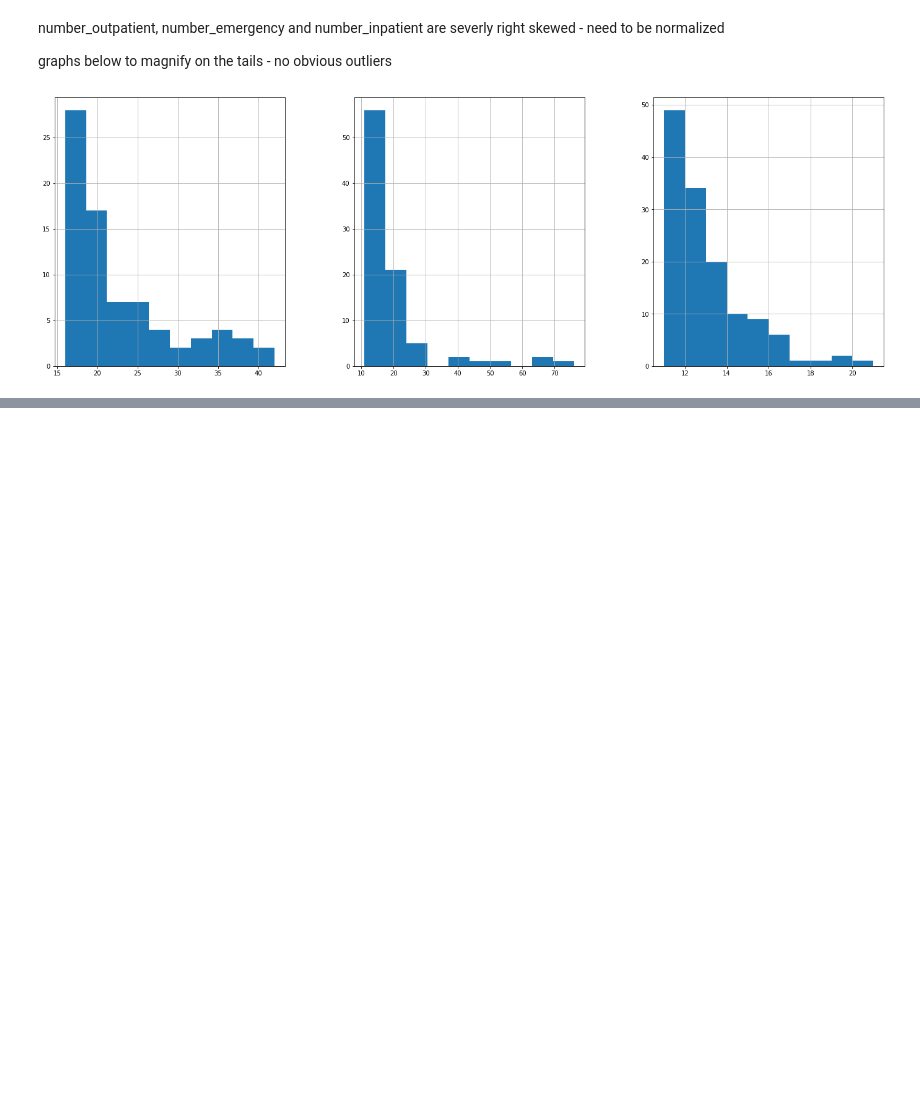
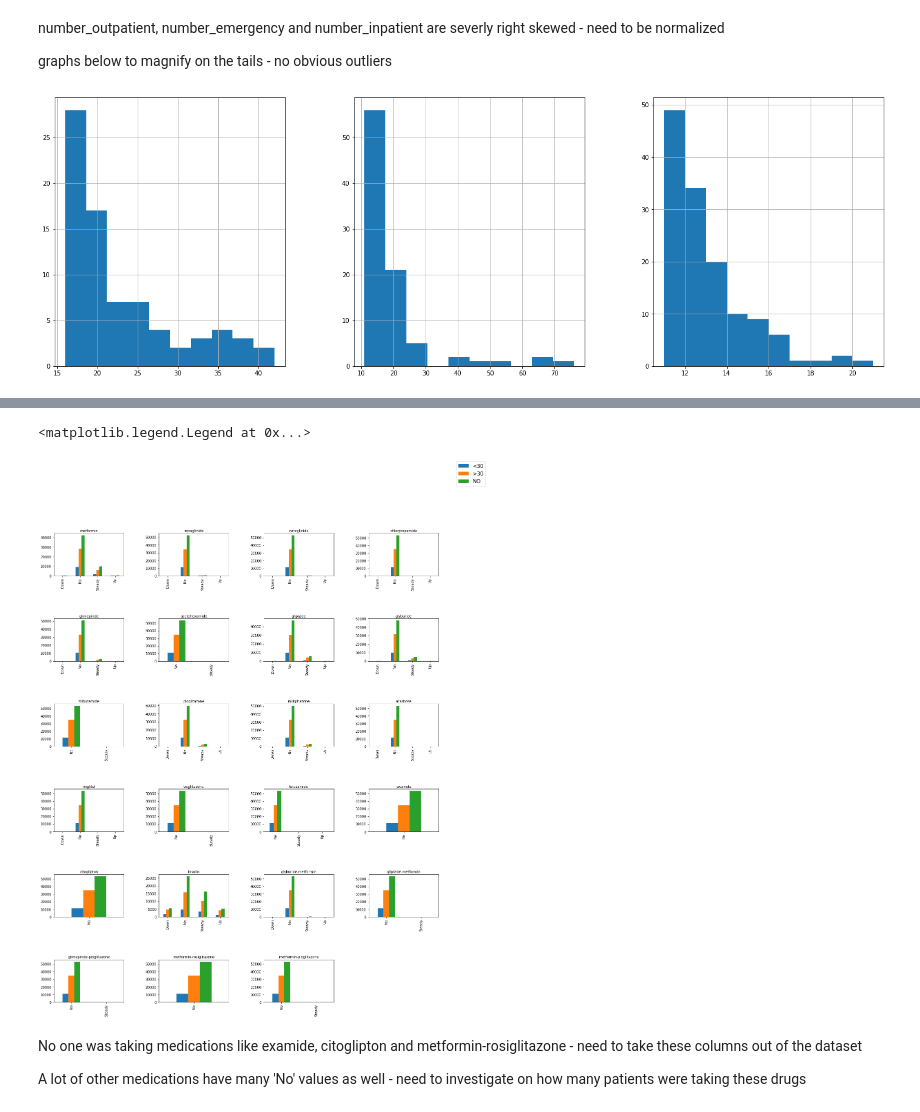
Before and after one commit to ruihan1228/diabetes, a Jupyter notebook: diabetes_1.ipynb, the cells around one changed output, grey strips where cells are left out. Drawn from its saved outputs; the diff is of its cells as text; code cells hidden in the pictures; blank space fills up the shorter version.

Commit message:
fixed global legend problem for medication barplots

```diff
--- a/diabetes_1.ipynb
+++ b/diabetes_1.ipynb
@@ -211,0 +195,18 @@ tuple
+# %%
+fig = plt.subplots(figsize=(20,25))
+plt.subplots_adjust(hspace=1, wspace=0.5)
+
+for i in range(len(df)):
+    ax = plt.subplot(6, 4, i + 1)
+    ax.xaxis.set_label_position('top')
+    df[i].plot.bar(ax=ax,legend=0)
+
+handles, labels = ax.get_legend_handles_labels()
+fig[0].legend(labels, loc='upper right', prop={'size': 15})
+# %% [output]
+<matplotlib.legend.Legend at 0x...>
+[figure, added]
+# %% [markdown]
+No one was taking medications like examide, citoglipton and metformin-rosiglitazone - need to take these columns out of the dataset
+
+A lot of other medications have many 'No' values as well - need to investigate on how many patients were taking these drugs
```
Also changed, not shown: parts of 6 cells of this notebook.
